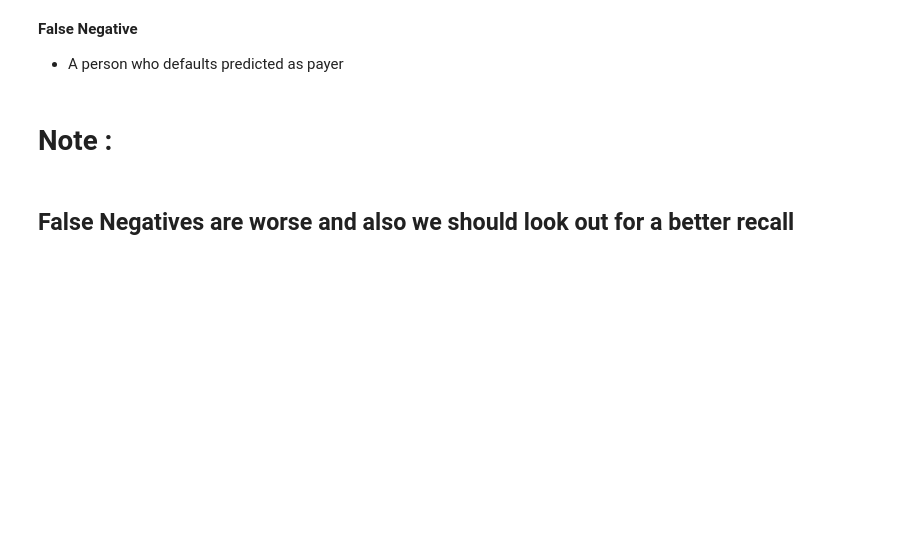
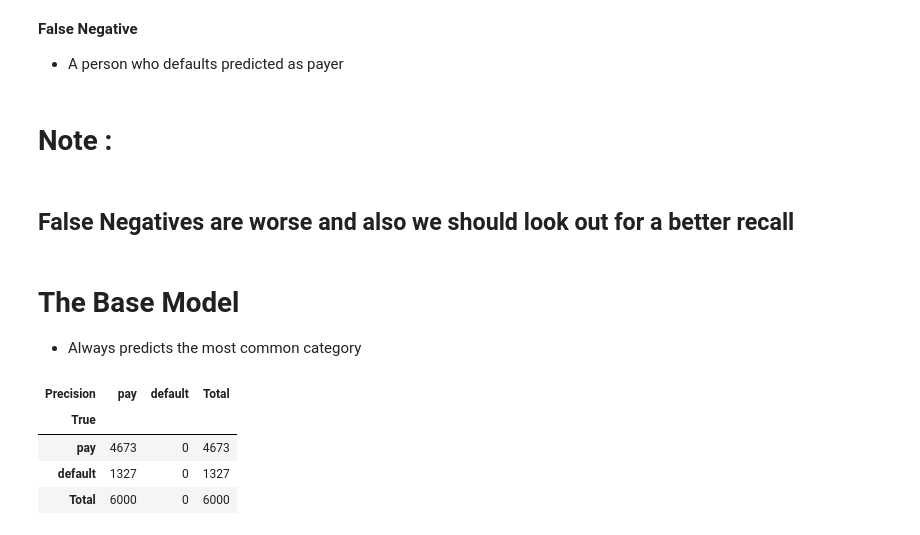
Before and after one commit to jankomah/CreditCardDefault, a Jupyter notebook: Untitled.ipynb, the cells around one changed output. Drawn from its saved outputs; the diff is of its cells as text; code cells hidden in the pictures; blank space fills up the shorter version.

```diff
--- a/Untitled.ipynb
+++ b/Untitled.ipynb
@@ -541,3 +541,21 @@ metrics = pd.DataFrame(index = ['accuracy','precision','recall'],
 # Note :
 # %% [markdown]
 ## False Negatives are worse and also we should look out for a better recall
+# %% [markdown]
+# The Base Model
+- Always predicts the most common category
+# %%
+y_pred_test = np.repeat(y_train.value_counts().idxmax() , y_test.size)
+
+metrics.loc['accuracy','Null'] = accuracy_score(y_pred = y_pred_test , y_true = y_test)
+metrics.loc['precision','Null'] = precision_score(y_pred = y_pred_test , y_true = y_test)
+metrics.loc['recall','Null'] = recall_score(y_pred = y_pred_test , y_true = y_test)
+
+CM = confusion_matrix(y_pred = y_pred_test , y_true = y_test)
+Conf_Matrix(CM)
+# %% [output]
+| Precision | pay | default | Total |
+| True |  |  |  |
+| pay | 4673 | 0 | 4673 |
+| default | 1327 | 0 | 1327 |
+| Total | 6000 | 0 | 6000 |
```
Also changed, not shown: parts of 1 cell of this notebook.
